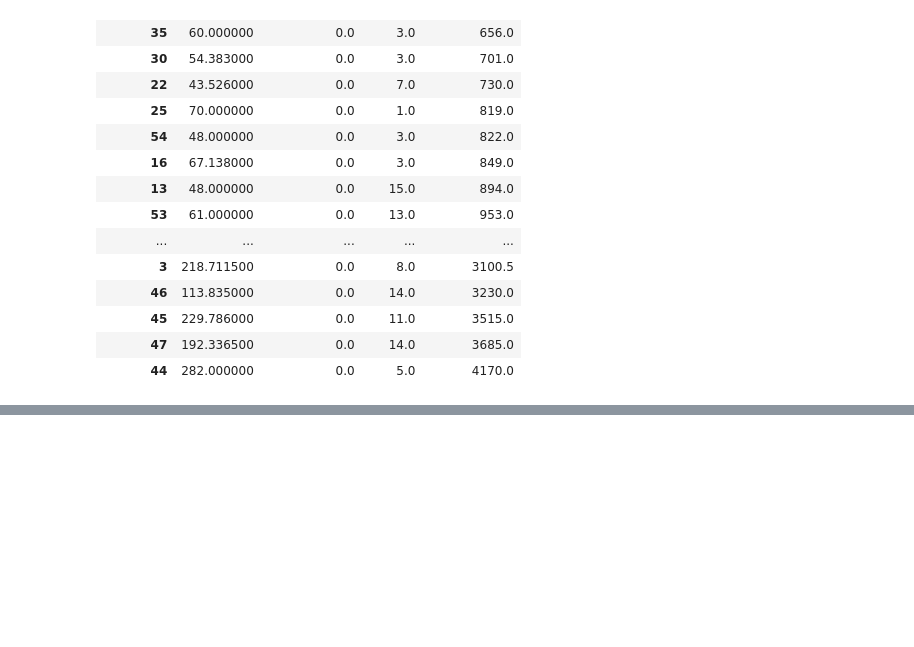
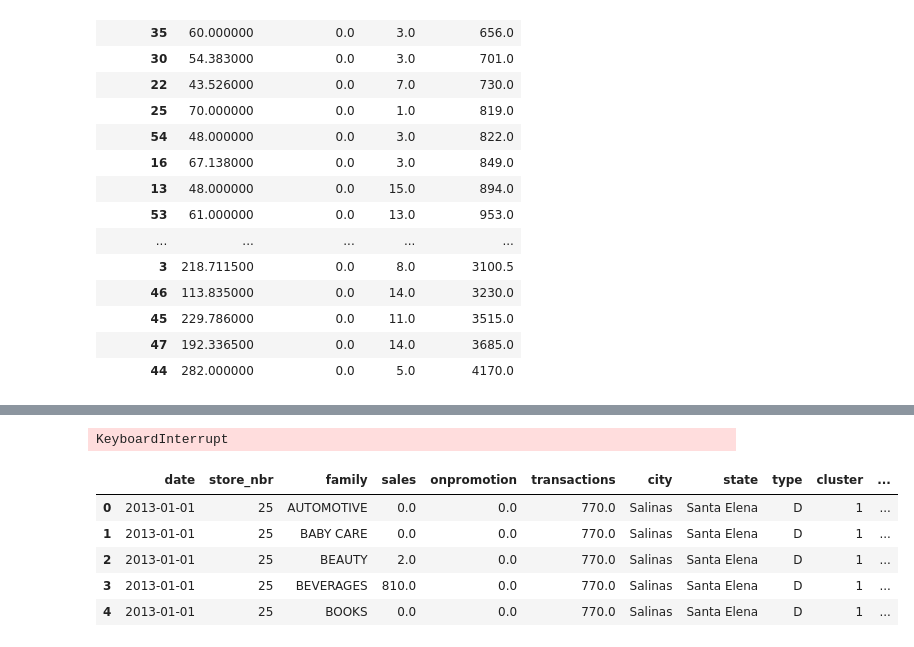
Before and after one commit to Jackdepac/CSCI-567-FinalProject, a Jupyter notebook: FeatureEngineering/feature_engineering.ipynb, the cells around one changed output, grey strips where cells are left out. Drawn from its saved outputs; the diff is of its cells as text; code cells hidden in the pictures; blank space fills up the shorter version.

```diff
--- a/FeatureEngineering/feature_engineering.ipynb
+++ b/FeatureEngineering/feature_engineering.ipynb
@@ -97,0 +125,15 @@ df.groupby(['store_nbr']).median().sort_values('transactions')
+# %%
+df_train = pd.read_csv(path + 'train.csv',
+                       usecols=['store_nbr', 'family', 'date', 'sales', 'onpromotion'],
+                       dtype={'store_nbr': 'category', 'family': 'category', 'sales': 'float32', 'onpromotion': 'float32'},
+                       parse_dates=['date'], infer_datetime_format=True)
+
+df_train.date = df_train.date.dt.to_period('D')
+# df_train = temp.merge(transactions, on=['store_nbr','date'])
+# %%
+temp = df_train.merge(transactions, on =['store_nbr', 'date'])
+# %%
+temp2 = temp.merge(stores_new, on='store_nbr')
+# %%
+df_train = temp2.copy()
+# df_train = df_train.set_index(['store_nbr', 'family', 'date']).sort_index()
@@ -97,0 +156,33 @@ df.groupby(['store_nbr']).median().sort_values('transactions')
+# %%
+from statsmodels.tsa.deterministic import DeterministicProcess
+
+# set the range of data used in training
+sdate = '2017-04-01'
+edate = '2017-08-15'
+
+# we will train a model that takes feature of a date as input and predicts the sales for each store and family of goods on that date.
+y = df_train.unstack(['store_nbr', 'family']).loc[sdate:edate]
+
+
+########################################################################################################################
+# TODO: create the trend feature X: the value for sdate is 1, the value for the next day of sdate is 2, etc.
+# Hint: check the documentation of DeterministicProcess, or this tutorial: https://www.kaggle.com/code/ryanholbrook/trend.
+########################################################################################################################
+det_process = DeterministicProcess(y.index, order=1)
+X = det_process.in_sample()
+
+# Extentions
+X['oil']  = calendar.loc[sdate:edate]['ma_oil'].values
+X['wd']   = calendar.loc[sdate:edate]['wd'].values
+# %% [output]
+KeyboardInterrupt
+# %%
+testy = df_train.merge(calendar, on='date')
+testy.head()
+# %% [output]
+|  | date | store_nbr | family | sales | onpromotion | transactions | city | state | type | cluster | ... |
+| 0 | 2013-01-01 | 25 | AUTOMOTIVE | 0.0 | 0.0 | 770.0 | Salinas | Santa Elena | D | 1 | ... |
+| 1 | 2013-01-01 | 25 | BABY CARE | 0.0 | 0.0 | 770.0 | Salinas | Santa Elena | D | 1 | ... |
+| 2 | 2013-01-01 | 25 | BEAUTY | 2.0 | 0.0 | 770.0 | Salinas | Santa Elena | D | 1 | ... |
+| 3 | 2013-01-01 | 25 | BEVERAGES | 810.0 | 0.0 | 770.0 | Salinas | Santa Elena | D | 1 | ... |
+| 4 | 2013-01-01 | 25 | BOOKS | 0.0 | 0.0 | 770.0 | Salinas | Santa Elena | D | 1 | ... |
```
Also changed, not shown: parts of 11 cells of this notebook.
